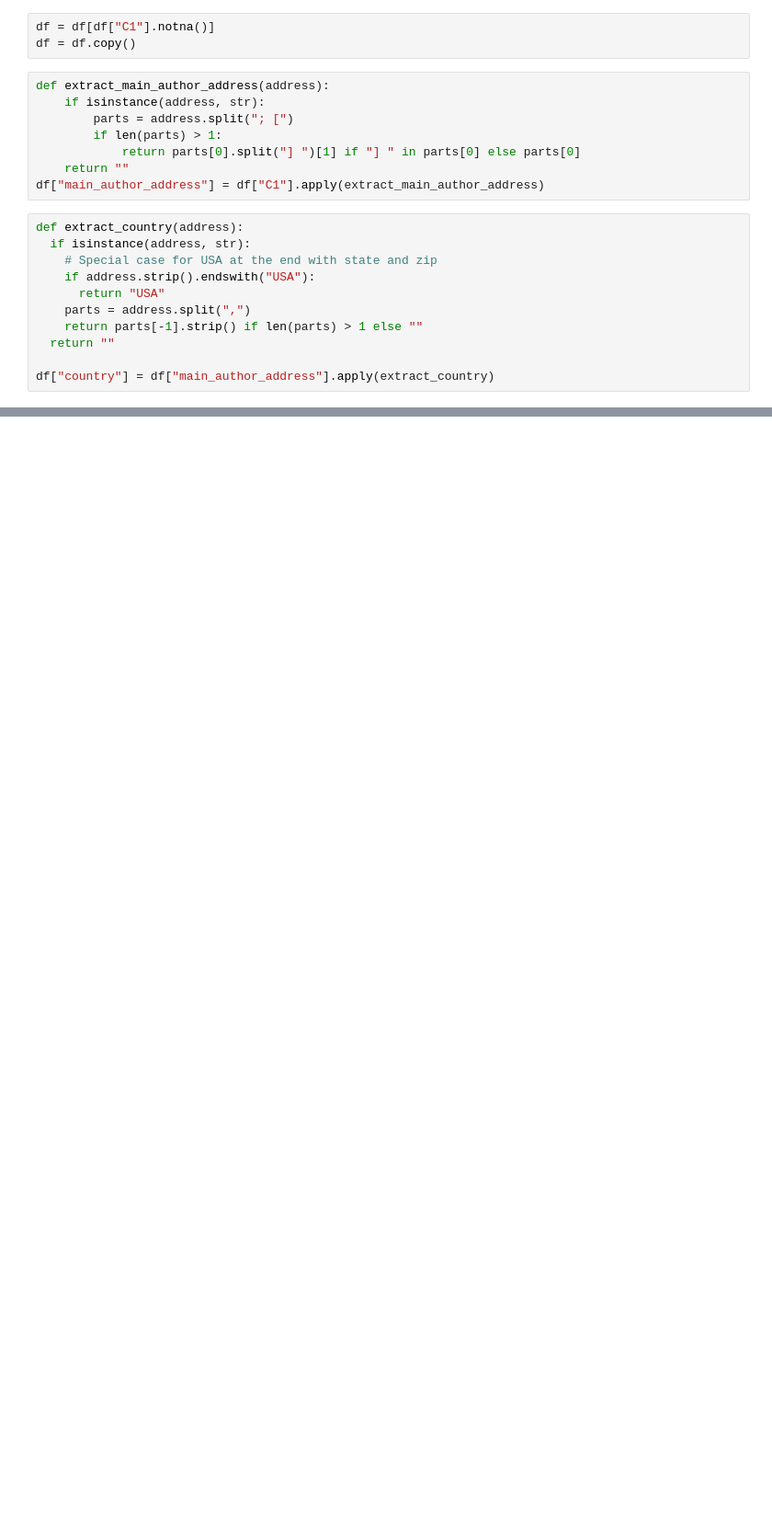
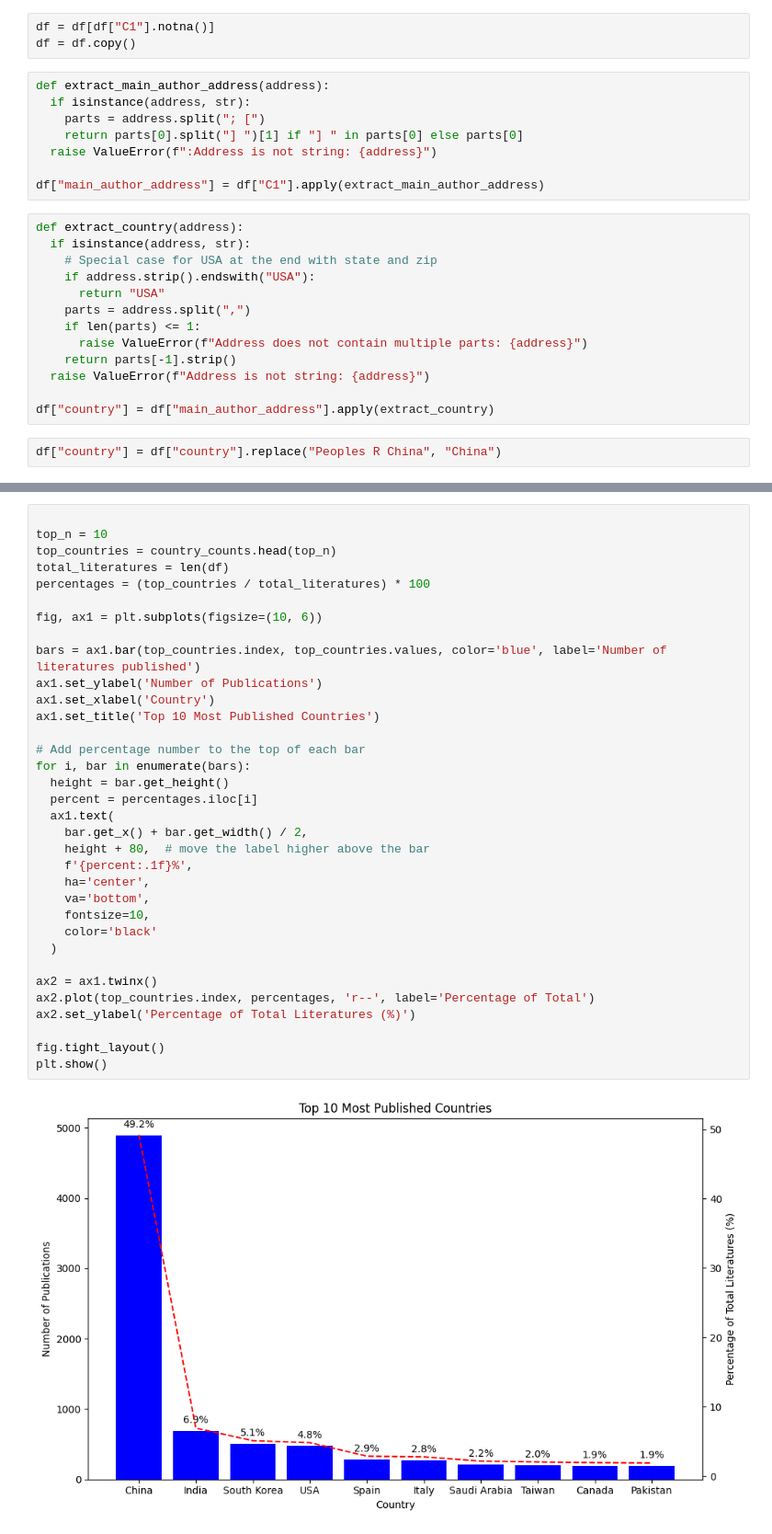
Before and after one commit to tashima42/disciplinas, a Jupyter notebook: CARS007/trabalho-1-bibliometria/trabalho-1.ipynb, the cells around one changed output, grey strips where cells are left out. Shown at 92% size. Saved outputs shown, nothing was run; the diff lists cells and outputs as text; blank space fills up the shorter version.

```diff
--- a/CARS007/trabalho-1-bibliometria/trabalho-1.ipynb
+++ b/CARS007/trabalho-1-bibliometria/trabalho-1.ipynb
@@ -32,11 +43,11 @@ df = df[df["C1"].notna()]
 df = df.copy()
 # %%
 def extract_main_author_address(address):
-    if isinstance(address, str):
-        parts = address.split("; [")
-        if len(parts) > 1:
-            return parts[0].split("] ")[1] if "] " in parts[0] else parts[0]
-    return ""
+  if isinstance(address, str):
+    parts = address.split("; [")
+    return parts[0].split("] ")[1] if "] " in parts[0] else parts[0]
+  raise ValueError(f":Address is not string: {address}")
+
 df["main_author_address"] = df["C1"].apply(extract_main_author_address)
 # %%
 def extract_country(address):
@@ -45,10 +56,14 @@ def extract_country(address):
     if address.strip().endswith("USA"):
       return "USA"
     parts = address.split(",")
-    return parts[-1].strip() if len(parts) > 1 else ""
-  return ""
+    if len(parts) <= 1:
+      raise ValueError(f"Address does not contain multiple parts: {address}")
+    return parts[-1].strip()
+  raise ValueError(f"Address is not string: {address}")
 
 df["country"] = df["main_author_address"].apply(extract_country)
+# %%
+df["country"] = df["country"].replace("Peoples R China", "China")
 # %%
 # show unique countries and their occurrences
 country_counts = df["country"].value_counts()
@@ -73,0 +85,36 @@ Name: count, dtype: int64
+# %%
+
+top_n = 10
+top_countries = country_counts.head(top_n)
+total_literatures = len(df)
+percentages = (top_countries / total_literatures) * 100
+
+fig, ax1 = plt.subplots(figsize=(10, 6))
+
+bars = ax1.bar(top_countries.index, top_countries.values, color='blue', label='Number of literatures published')
+ax1.set_ylabel('Number of Publications')
+ax1.set_xlabel('Country')
+ax1.set_title('Top 10 Most Published Countries')
+
+# Add percentage number to the top of each bar
+for i, bar in enumerate(bars):
+  height = bar.get_height()
+  percent = percentages.iloc[i]
+  ax1.text(
+    bar.get_x() + bar.get_width() / 2,
+    height + 80,  # move the label higher above the bar
+    f'{percent:.1f}%',
+    ha='center',
+    va='bottom',
+    fontsize=10,
+    color='black'
+  )
+
+ax2 = ax1.twinx()
+ax2.plot(top_countries.index, percentages, 'r--', label='Percentage of Total')
+ax2.set_ylabel('Percentage of Total Literatures (%)')
+
+fig.tight_layout()
+plt.show()
+# %% [output]
+[figure, added]
```
Also changed, not shown: parts of 7 cells of this notebook, 3 other files.
